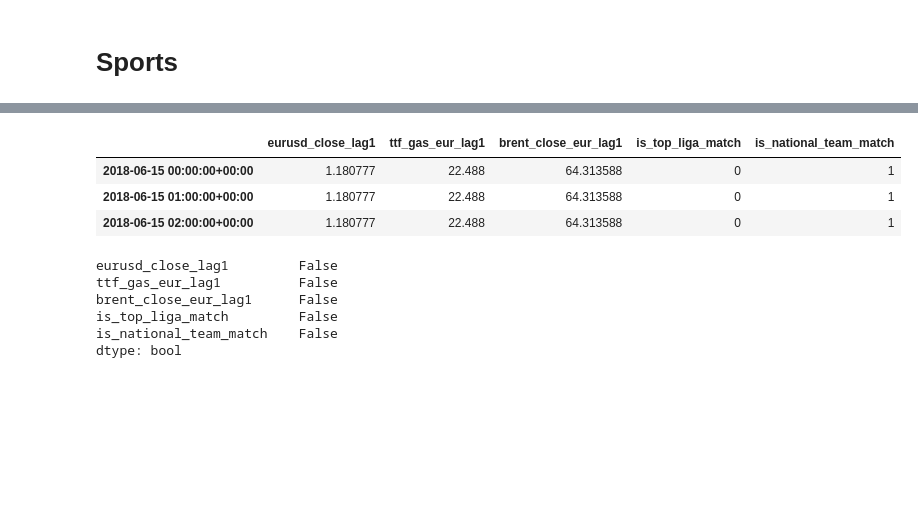
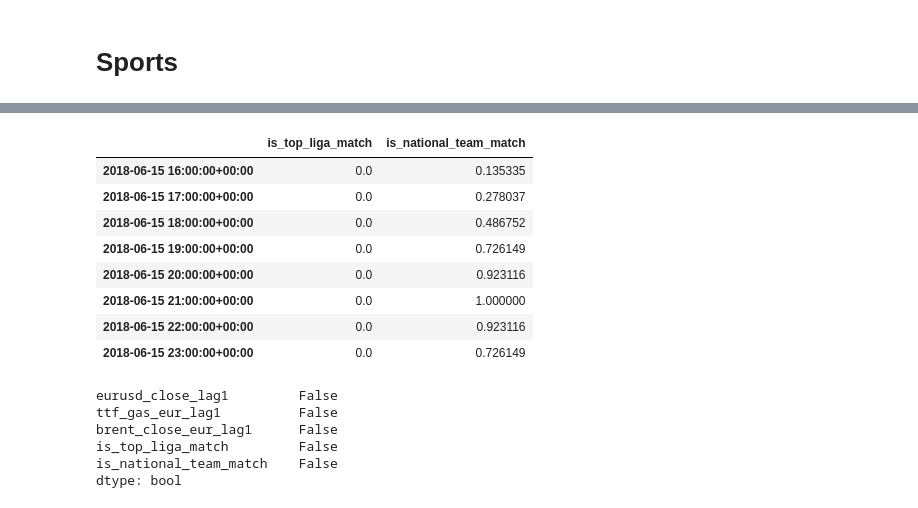
Before and after one commit to Iker-Jauregui/TS_Final_Assignment, a Jupyter notebook: notebooks/03_EXOGS.ipynb, the cells around one changed output, grey strips where cells are left out. Saved outputs shown, nothing was run; the diff lists cells and outputs as text; code cells hidden in the pictures; blank space fills up the shorter version.

Commit message:
exogs + sarima (revisar sarimax)

```diff
--- a/notebooks/03_EXOGS.ipynb
+++ b/notebooks/03_EXOGS.ipynb
@@ -166,6 +166,11 @@ exog_columns['Economics'] = list(macro_hourly_df.columns)
 # %% [markdown]
 # Sports
 # %%
+import pandas as pd
+import numpy as np
+
+print("Fetching and processing football match data...")
+
 # 1. Read CSVs directly from the web (SP1 = Spanish First Division / La Liga)
 season_urls = [
     "https://www.football-data.co.uk/mmz4281/1415/SP1.csv",
@@ -182,45 +187,77 @@ df_liga = pd.concat(df_list, ignore_index=True)
 # Convert the date column (using 'mixed' and dayfirst=True to handle varying formats robustly)
 df_liga['Date'] = pd.to_datetime(df_liga['Date'], format='mixed', dayfirst=True)
 
-# 2. Define what constitutes a "Top Match"
-# Filter for "El Clásico" or specific derbies
+# --- 2. Define what constitutes a "Top Match" ---
 
 # 2.1. El Clásico (Real Madrid vs Barcelona)
 is_clasico = ((df_liga['HomeTeam'] == 'Real Madrid') & (df_liga['AwayTeam'] == 'Barcelona')) | \
              ((df_liga['HomeTeam'] == 'Barcelona') & (df_liga['AwayTeam'] == 'Real Madrid'))
 
-# 2.2. El Derbi Madrileño (Real Madrid vs Atlético de Madrid)
+# 2.2. The Madrid Derby (Real Madrid vs Atlético de Madrid)
 is_madrid_derby = ((df_liga['HomeTeam'] == 'Ath Madrid') & (df_liga['AwayTeam'] == 'Real Madrid')) | \
                   ((df_liga['HomeTeam'] == 'Real Madrid') & (df_liga['AwayTeam'] == 'Ath Madrid'))
 
-# 2.3. El Derbi Catalán (Barcelona vs Espanyol - Note the spelling 'Espanol' in the CSV)
+# 2.3. The Catalan Derby (Barcelona vs Espanyol - Note the spelling 'Espanol' in the CSV)
 is_catalan_derby = ((df_liga['HomeTeam'] == 'Barcelona') & (df_liga['AwayTeam'] == 'Espanol')) | \
                    ((df_liga['HomeTeam'] == 'Espanol') & (df_liga['AwayTeam'] == 'Barcelona'))
 
-
-# Juntamos todos los filtros en uno solo para sacar los días importantes
+# Combine all filters to extract the important match dates
 top_match_days_conditions = is_clasico | is_madrid_derby | is_catalan_derby
 
-# Filtramos los días únicos y normalizamos la fecha (quitamos la hora)
+# Filter the unique days and normalize the date (remove the time component)
 top_match_days = df_liga[top_match_days_conditions]['Date'].dt.normalize().unique()
 
-print(f"Found {len(top_match_days)} top matches during this period.")
+print(f"Found {len(top_match_days)} top La Liga matches during this period.")
 
+# --- 3. Define National Team Dates ---
 # Key dates for the Spanish National Team in major tournaments (Euro 2016 and World Cup 2018)
 national_team_dates = pd.to_datetime([
     '2016-06-13', '2016-06-17', '2016-06-21', '2016-06-27', # Euro 2016
     '2018-06-15', '2018-06-20', '2018-06-25', '2018-07-01'  # World Cup 2018
 ]).normalize()
 
+# --- 4. Gaussian Progression Function ---
+def get_gaussian_impact(timestamp, target_dates, peak_hour=21.0, sigma=2.5):
+    """
+    Calculates the impact of a match based on a Gaussian distribution
+    around a specific peak hour (default: 21:00 UTC).
+    """
+    # Extract the timezone-naive date for comparison
+    current_date = timestamp.normalize().tz_localize(None)
+
+    # Check if the current day is in our list of target dates
+    if current_date in target_dates:
+        hour = timestamp.hour
+
+        # Apply the Gaussian decay formula
+        impact = np.exp(-0.5 * ((hour - peak_hour) / sigma) ** 2)
+        return impact
+
+    return 0.0
+
+print("Applying Gaussian impact progression to the hourly dataset...")
+
+# --- 5. Apply Feature Engineering ---
+# Map the function using a lambda to pass the specific lists of dates for each column
+macro_hourly_df['is_top_liga_match'] = macro_hourly_df.index.map(
+    lambda ts: get_gaussian_impact(ts, target_dates=top_match_days)
+)
+
+macro_hourly_df['is_national_team_match'] = macro_hourly_df.index.map(
+    lambda ts: get_gaussian_impact(ts, target_dates=national_team_dates)
+)
+
+# Add columns to your exogenous tracker dictionary if needed
+exog_columns['Sports'] = ['is_top_liga_match', 'is_national_team_match']
+
+# --- 6. Verification ---
+# View an example around the 2018 World Cup (Spain vs Portugal) to verify the curve
+print("\nImpact progression for Spain vs Portugal (June 15, 2018):")
+display(macro_hourly_df[(macro_hourly_df.index >= '2018-06-15 16:00:00+00:00') &
+                        (macro_hourly_df.index <= '2018-06-15 23:00:00+00:00')]
+                        [['is_top_liga_match', 'is_national_team_match']])
+
 # Extract only the date part (without the hour) from our macro_df index
 # We remove the timezone (tz_localize(None)) to safely compare it with the match dates
 macro_daily_dates = macro_hourly_df.index.normalize().tz_localize(None)
-
-# Create binary feature columns
-macro_hourly_df['is_top_liga_match'] = np.where(macro_daily_dates.isin(top_match_days), 1, 0)
-macro_hourly_df['is_national_team_match'] = np.where(macro_daily_dates.isin(national_team_dates), 1, 0)
-
-# View an example of when Spain played against Portugal in the 2018 World Cup
-display(macro_hourly_df[(macro_hourly_df.index >= '2018-06-15 00:00:00+00:00') &
-                        (macro_hourly_df.index < '2018-06-15 03:00:00+00:00')])
 # %% [output]
@@ -228,7 +269,12 @@ Found 30 top matches during this period.
-|  | eurusd_close_lag1 | ttf_gas_eur_lag1 | brent_close_eur_lag1 | is_top_liga_match | is_national_team_match |
-| 2018-06-15 00:00:00+00:00 | 1.180777 | 22.488 | 64.313588 | 0 | 1 |
-| 2018-06-15 01:00:00+00:00 | 1.180777 | 22.488 | 64.313588 | 0 | 1 |
-| 2018-06-15 02:00:00+00:00 | 1.180777 | 22.488 | 64.313588 | 0 | 1 |
+|  | is_top_liga_match | is_national_team_match |
+| 2018-06-15 16:00:00+00:00 | 0.0 | 0.135335 |
+| 2018-06-15 17:00:00+00:00 | 0.0 | 0.278037 |
+| 2018-06-15 18:00:00+00:00 | 0.0 | 0.486752 |
+| 2018-06-15 19:00:00+00:00 | 0.0 | 0.726149 |
+| 2018-06-15 20:00:00+00:00 | 0.0 | 0.923116 |
+| 2018-06-15 21:00:00+00:00 | 0.0 | 1.000000 |
+| 2018-06-15 22:00:00+00:00 | 0.0 | 0.923116 |
+| 2018-06-15 23:00:00+00:00 | 0.0 | 0.726149 |
 # %%
 exog_columns['Sports'] = ['is_top_liga_match', 'is_national_team_match']
 # %%
```
Also changed, not shown: parts of 6 cells of this notebook, 3 other files.
